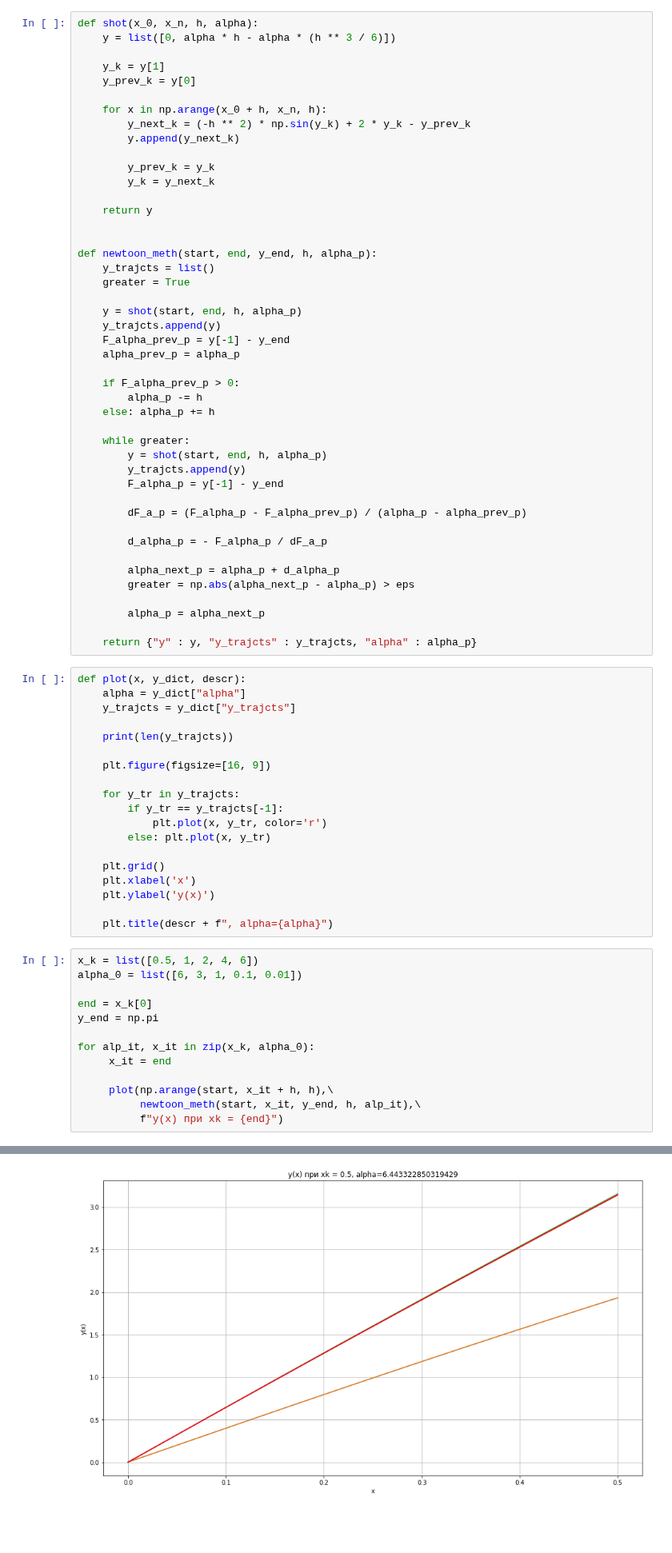
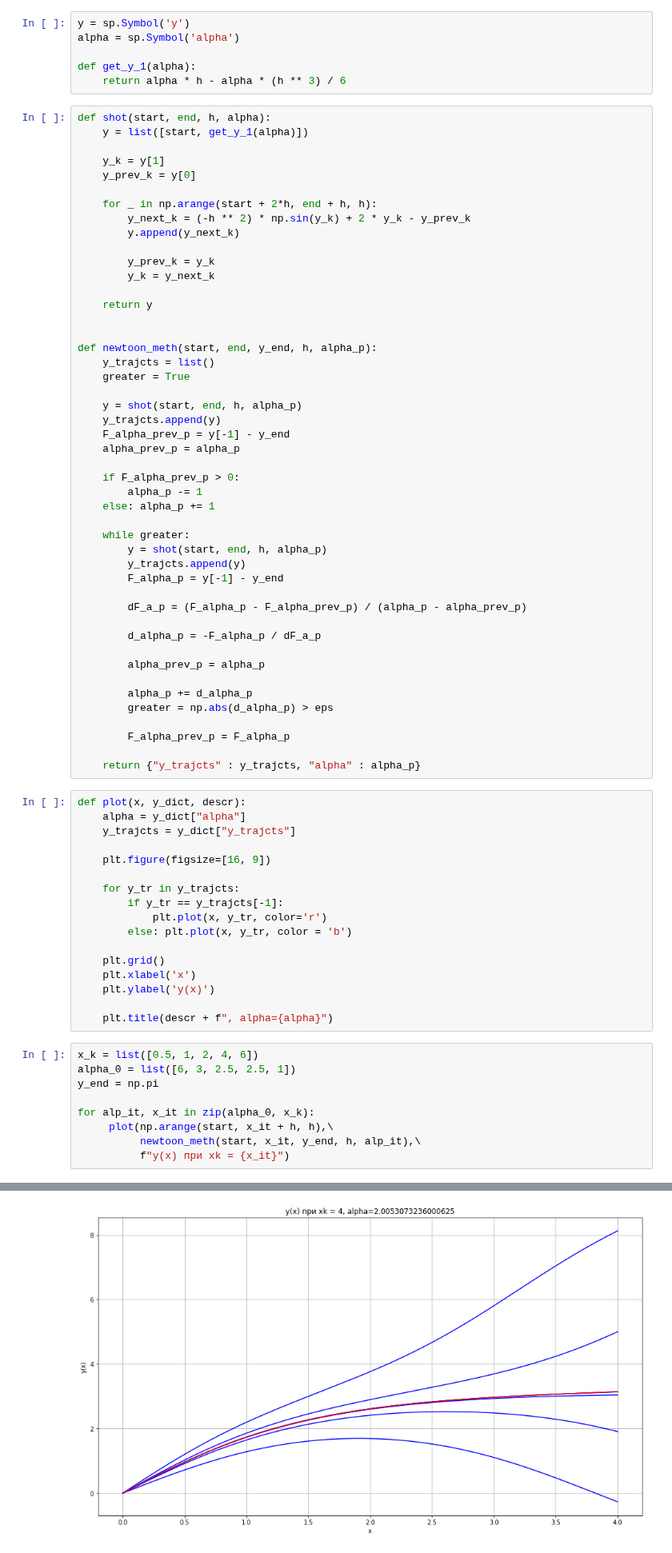
Before and after one commit to uslsteen/CompMath, a Jupyter notebook: lab_9/lab9.ipynb, the cells around one changed output, grey strips where cells are left out. Shown at 80% size. Drawn from its saved outputs; the diff is of its cells as text; blank space fills up the shorter version.

Commit message:
[lab9] add plots, fixed algo

```diff
--- a/lab_9/lab9.ipynb
+++ b/lab_9/lab9.ipynb
@@ -121,14 +122,20 @@ eps = 1e-6
 h = 1e-3
 
 start = 0
+# %%
+y = sp.Symbol('y')
+alpha = sp.Symbol('alpha')
+
+def get_y_1(alpha):
+    return alpha * h - alpha * (h ** 3) / 6
 # %%
-def shot(x_0, x_n, h, alpha):
-    y = list([0, alpha * h - alpha * (h ** 3 / 6)])
+def shot(start, end, h, alpha):
+    y = list([start, get_y_1(alpha)])
 
     y_k = y[1]
     y_prev_k = y[0]
 
-    for x in np.arange(x_0 + h, x_n, h):
+    for _ in np.arange(start + 2*h, end + h, h):
         y_next_k = (-h ** 2) * np.sin(y_k) + 2 * y_k - y_prev_k
         y.append(y_next_k)
 
@@ -148,8 +155,8 @@ def newtoon_meth(start, end, y_end, h, alpha_p):
     alpha_prev_p = alpha_p
 
     if F_alpha_prev_p > 0:
-        alpha_p -= h
-    else: alpha_p += h
+        alpha_p -= 1
+    else: alpha_p += 1
 
     while greater:
         y = shot(start, end, h, alpha_p)
@@ -158,27 +165,27 @@ def newtoon_meth(start, end, y_end, h, alpha_p):
 
         dF_a_p = (F_alpha_p - F_alpha_prev_p) / (alpha_p - alpha_prev_p)
 
-        d_alpha_p = - F_alpha_p / dF_a_p
+        d_alpha_p = -F_alpha_p / dF_a_p
 
-        alpha_next_p = alpha_p + d_alpha_p
-        greater = np.abs(alpha_next_p - alpha_p) > eps
+        alpha_prev_p = alpha_p
 
-        alpha_p = alpha_next_p
+        alpha_p += d_alpha_p
+        greater = np.abs(d_alpha_p) > eps
 
-    return {"y" : y, "y_trajcts" : y_trajcts, "alpha" : alpha_p}
+        F_alpha_prev_p = F_alpha_p
+
+    return {"y_trajcts" : y_trajcts, "alpha" : alpha_p}
 # %%
 def plot(x, y_dict, descr):
     alpha = y_dict["alpha"]
     y_trajcts = y_dict["y_trajcts"]
-
-    print(len(y_trajcts))
 
     plt.figure(figsize=[16, 9])
 
     for y_tr in y_trajcts:
         if y_tr == y_trajcts[-1]:
             plt.plot(x, y_tr, color='r')
-        else: plt.plot(x, y_tr)
+        else: plt.plot(x, y_tr, color = 'b')
 
     plt.grid()
     plt.xlabel('x')
@@ -187,15 +194,11 @@ def plot(x, y_dict, descr):
     plt.title(descr + f", alpha={alpha}")
 # %%
 x_k = list([0.5, 1, 2, 4, 6])
-alpha_0 = list([6, 3, 1, 0.1, 0.01])
-
-end = x_k[0]
+alpha_0 = list([6, 3, 2.5, 2.5, 1])
 y_end = np.pi
 
-for alp_it, x_it in zip(x_k, alpha_0):
-     x_it = end
-
+for alp_it, x_it in zip(alpha_0, x_k):
      plot(np.arange(start, x_it + h, h),\
           newtoon_meth(start, x_it, y_end, h, alp_it),\
-          f"y(x) при xk = {end}")
+          f"y(x) при xk = {x_it}")
 # %% [output]
@@ -210 +208 @@ for alp_it, x_it in zip(x_k, alpha_0):
-[figure, old version]
+[figure, new version]
```
Also changed, not shown: parts of 2 cells of this notebook.
